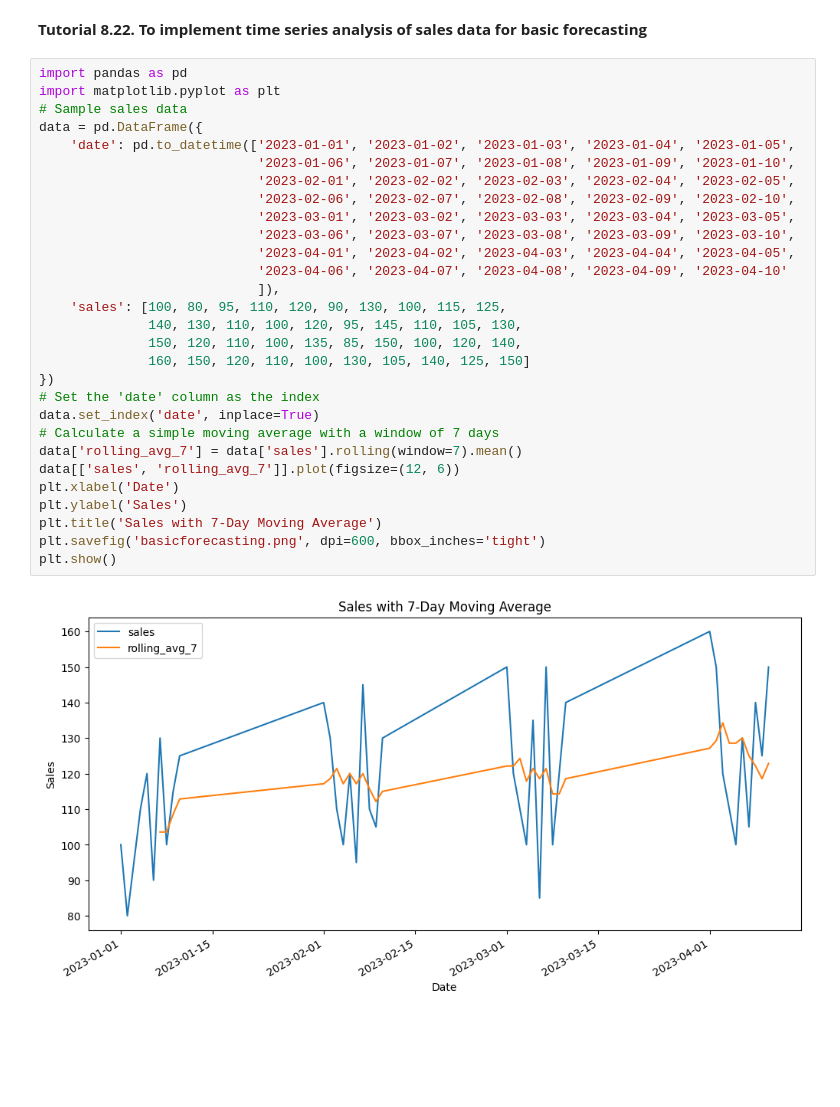
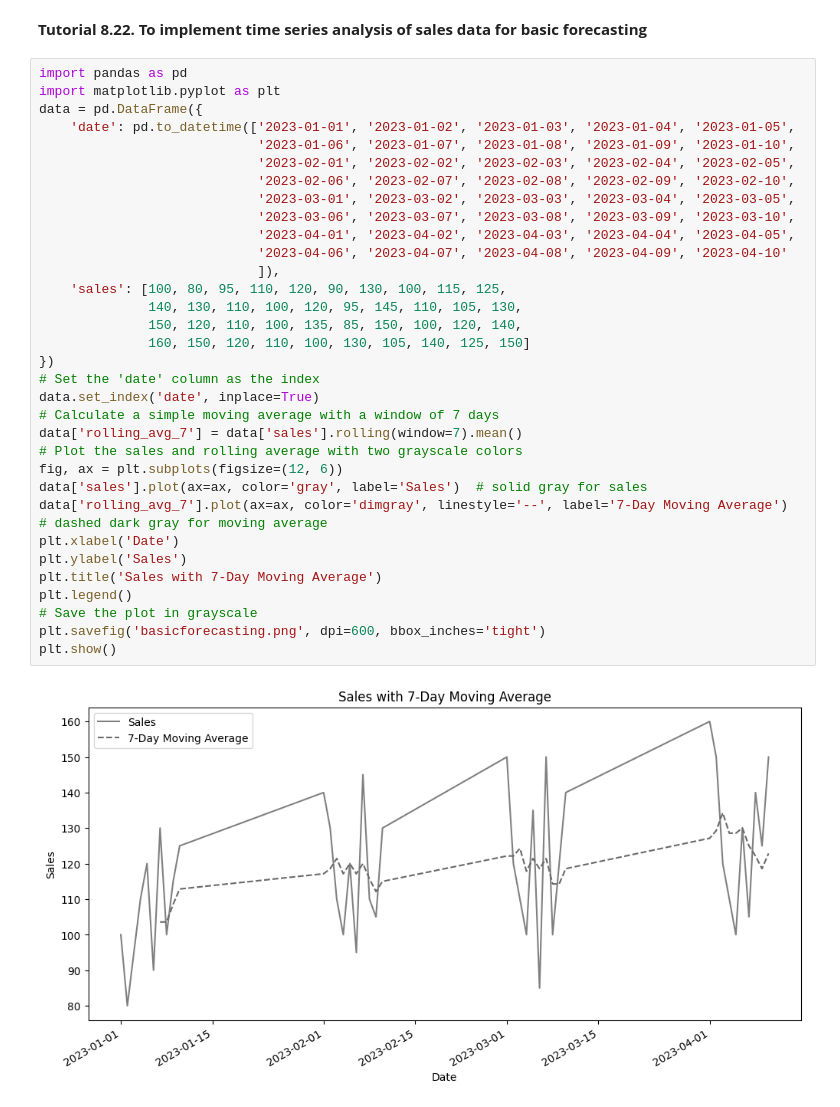
Before and after one commit to bpbpublications/Statistics-for-Data-Scientists-and-Analysts, a Jupyter notebook: notebooks/chapter9/chapter9.ipynb, the cells around one changed output. Saved outputs shown, nothing was run; the diff lists cells and outputs as text; blank space fills up the shorter version.

```diff
--- a/notebooks/chapter9/chapter9.ipynb
+++ b/notebooks/chapter9/chapter9.ipynb
@@ -537,31 +538,35 @@ plt.show()
 # %%
 import pandas as pd
 import matplotlib.pyplot as plt
-# Sample sales data
 data = pd.DataFrame({
     'date': pd.to_datetime(['2023-01-01', '2023-01-02', '2023-01-03', '2023-01-04', '2023-01-05',
                             '2023-01-06', '2023-01-07', '2023-01-08', '2023-01-09', '2023-01-10',
                             '2023-02-01', '2023-02-02', '2023-02-03', '2023-02-04', '2023-02-05',
                             '2023-02-06', '2023-02-07', '2023-02-08', '2023-02-09', '2023-02-10',
                             '2023-03-01', '2023-03-02', '2023-03-03', '2023-03-04', '2023-03-05',
                             '2023-03-06', '2023-03-07', '2023-03-08', '2023-03-09', '2023-03-10',
                             '2023-04-01', '2023-04-02', '2023-04-03', '2023-04-04', '2023-04-05',
                             '2023-04-06', '2023-04-07', '2023-04-08', '2023-04-09', '2023-04-10'
                             ]),
     'sales': [100, 80, 95, 110, 120, 90, 130, 100, 115, 125,
               140, 130, 110, 100, 120, 95, 145, 110, 105, 130,
               150, 120, 110, 100, 135, 85, 150, 100, 120, 140,
               160, 150, 120, 110, 100, 130, 105, 140, 125, 150]
 })
 # Set the 'date' column as the index
 data.set_index('date', inplace=True)
 # Calculate a simple moving average with a window of 7 days
 data['rolling_avg_7'] = data['sales'].rolling(window=7).mean()
-data[['sales', 'rolling_avg_7']].plot(figsize=(12, 6))
+# Plot the sales and rolling average with two grayscale colors
+fig, ax = plt.subplots(figsize=(12, 6))
+data['sales'].plot(ax=ax, color='gray', label='Sales')  # solid gray for sales
+data['rolling_avg_7'].plot(ax=ax, color='dimgray', linestyle='--', label='7-Day Moving Average')  # dashed dark gray for moving average
 plt.xlabel('Date')
 plt.ylabel('Sales')
 plt.title('Sales with 7-Day Moving Average')
+plt.legend()
+# Save the plot in grayscale
 plt.savefig('basicforecasting.png', dpi=600, bbox_inches='tight')
 plt.show()
 # %% [output]
-[figure, old version]
+[figure, new version]
```
Also changed, not shown: parts of 2 cells of this notebook, 5 other files.
